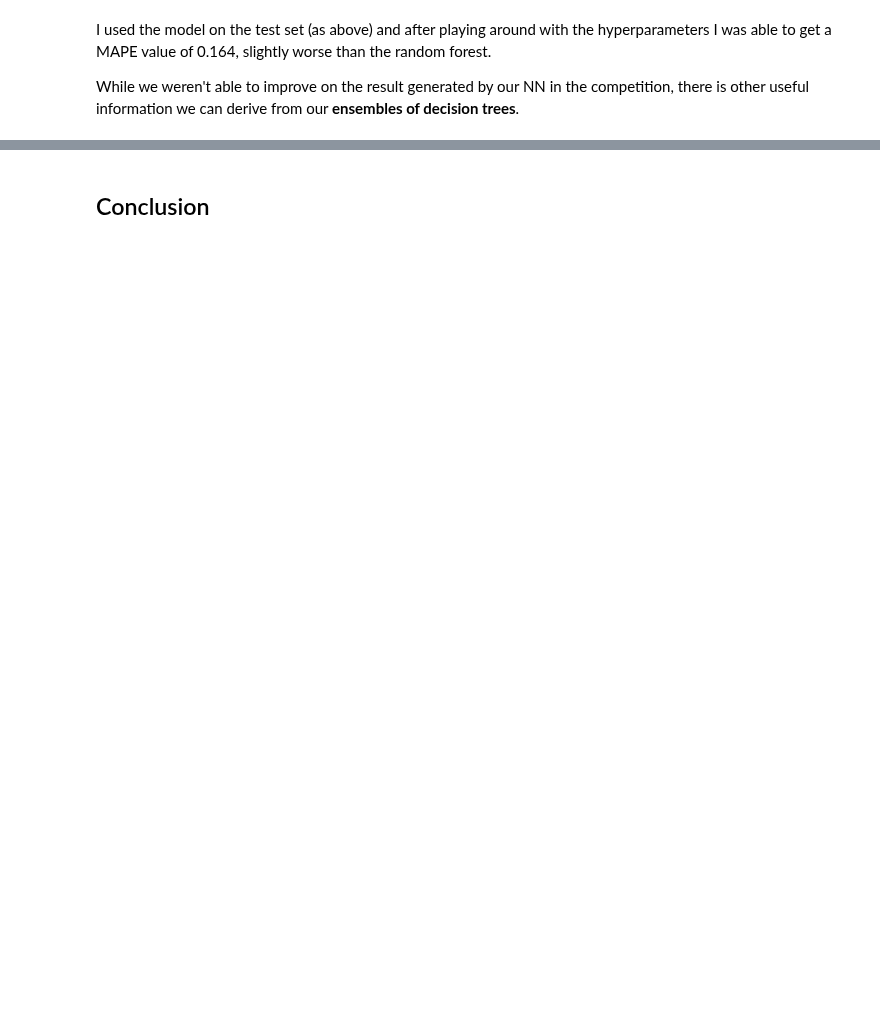
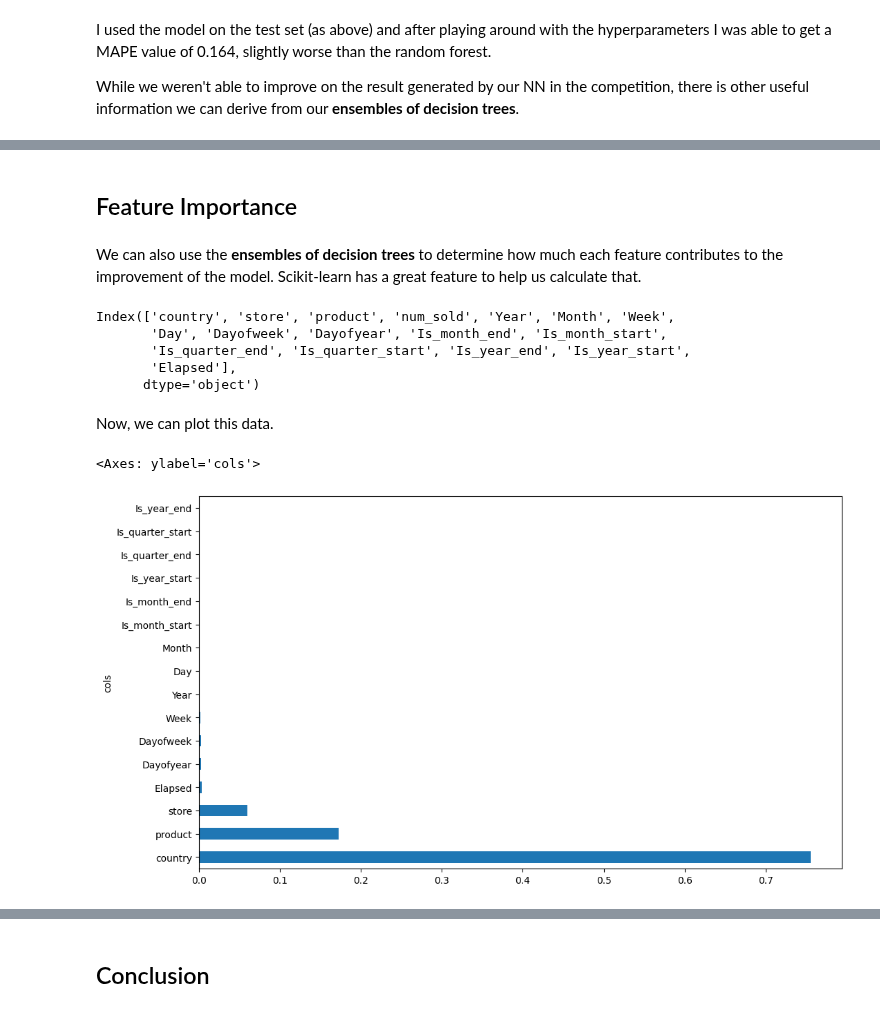
Before and after one commit to frank-895/machine_learning_journey, a Jupyter notebook: gradient_boosting_machine/gbm.ipynb, the cells around one changed output, grey strips where cells are left out. Cells and saved outputs as stored; diff of their text form; code cells hidden in the pictures; blank space fills up the shorter version.

Commit message:
Added in limitations discussion, feature importance and conclusion.

```diff
--- a/gradient_boosting_machine/gbm.ipynb
+++ b/gradient_boosting_machine/gbm.ipynb
@@ -222,0 +276,22 @@ While we weren't able to improve on the result generated by our NN in the compet
+# %% [markdown]
+## Feature Importance
+# %% [markdown]
+We can also use the **ensembles of decision trees** to determine how much each feature contributes to the improvement of the model. Scikit-learn has a great feature to help us calculate that.
+# %%
+df.columns
+# %% [output]
+Index(['country', 'store', 'product', 'num_sold', 'Year', 'Month', 'Week',
+       'Day', 'Dayofweek', 'Dayofyear', 'Is_month_end', 'Is_month_start',
+       'Is_quarter_end', 'Is_quarter_start', 'Is_year_end', 'Is_year_start',
+       'Elapsed'],
+      dtype='object')
+# %%
+pd.options.display.float_format = '{:.3f}'.format # prevent scientific notation
+fi = pd.DataFrame({'cols':cat+cont, 'imp':gbm.feature_importances_}).sort_values('imp', ascending=False)
+# %% [markdown]
+Now, we can plot this data.
+# %%
+fi.plot('cols','imp','barh', figsize=(12,7), legend=False)
+# %% [output]
+<Axes: ylabel='cols'>
+[figure, added]
```
Also changed, not shown: parts of 49 cells of this notebook.
